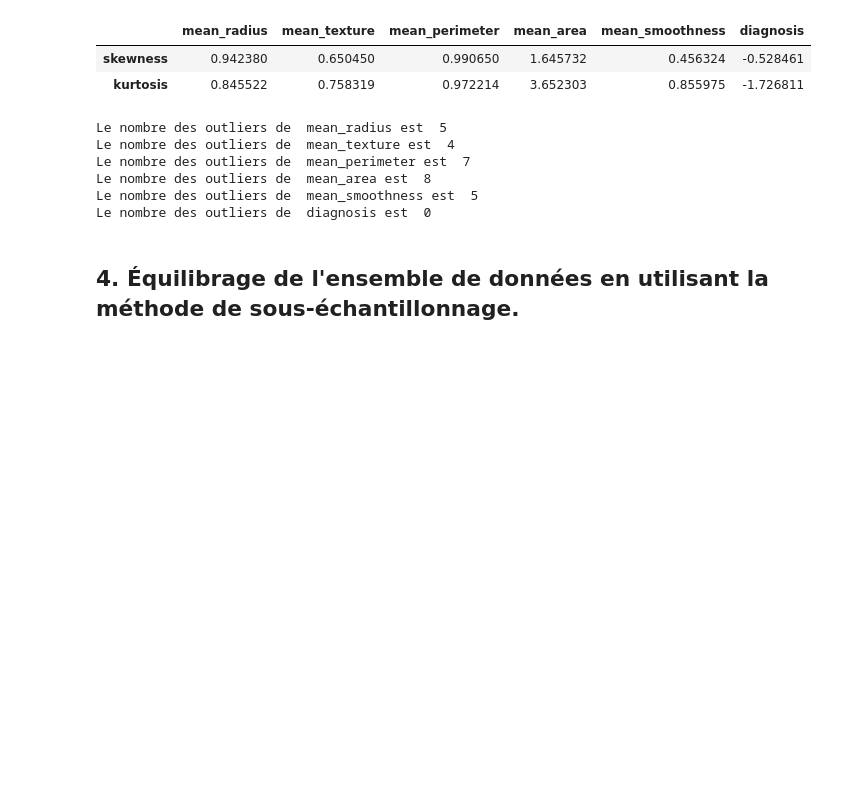
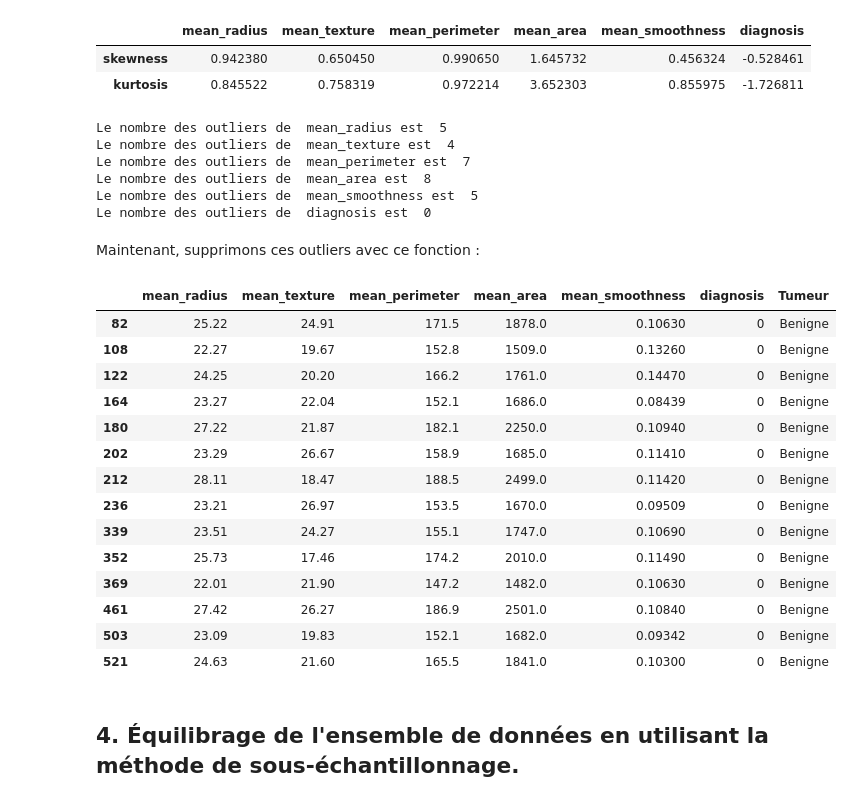
Before and after one commit to FoubaDev/Group1TP_ML, a Jupyter notebook: TP_Group1_Cancer_Classification.ipynb, the cells around one changed output. Cells and saved outputs as stored; diff of their text form; code cells hidden in the pictures; blank space fills up the shorter version.

```diff
--- a/Cancer_Classification.ipynb
+++ b/TP_Group1_Cancer_Classification.ipynb
@@ -339,6 +339,37 @@ Le nombre des outliers de  mean_perimeter est  7
 Le nombre des outliers de  mean_area est  8
 Le nombre des outliers de  mean_smoothness est  5
 Le nombre des outliers de  diagnosis est  0
+# %% [markdown]
+Maintenant, supprimons ces outliers avec ce fonction :
+# %%
+def handle_outliers(df):
+    outlier_masks = {}
+    for col in columns_list:
+        data = df[col]
+        q1 = np.percentile(data, 25)
+        q3 = np.percentile(data, 75)
+        iqr = q3 - q1
+        lower_bound = q1 - 1.5 * iqr
+        upper_bound = q3 + 1.5 * iqr
+        outlier_mask = (data < lower_bound) | (data > upper_bound)
+        return df[outlier_mask]
+handle_outliers(df)
+# %% [output]
+|  | mean_radius | mean_texture | mean_perimeter | mean_area | mean_smoothness | diagnosis | Tumeur |
+| 82 | 25.22 | 24.91 | 171.5 | 1878.0 | 0.10630 | 0 | Benigne |
+| 108 | 22.27 | 19.67 | 152.8 | 1509.0 | 0.13260 | 0 | Benigne |
+| 122 | 24.25 | 20.20 | 166.2 | 1761.0 | 0.14470 | 0 | Benigne |
+| 164 | 23.27 | 22.04 | 152.1 | 1686.0 | 0.08439 | 0 | Benigne |
+| 180 | 27.22 | 21.87 | 182.1 | 2250.0 | 0.10940 | 0 | Benigne |
+| 202 | 23.29 | 26.67 | 158.9 | 1685.0 | 0.11410 | 0 | Benigne |
+| 212 | 28.11 | 18.47 | 188.5 | 2499.0 | 0.11420 | 0 | Benigne |
+| 236 | 23.21 | 26.97 | 153.5 | 1670.0 | 0.09509 | 0 | Benigne |
+| 339 | 23.51 | 24.27 | 155.1 | 1747.0 | 0.10690 | 0 | Benigne |
+| 352 | 25.73 | 17.46 | 174.2 | 2010.0 | 0.11490 | 0 | Benigne |
+| 369 | 22.01 | 21.90 | 147.2 | 1482.0 | 0.10630 | 0 | Benigne |
+| 461 | 27.42 | 26.27 | 186.9 | 2501.0 | 0.10840 | 0 | Benigne |
+| 503 | 23.09 | 19.83 | 152.1 | 1682.0 | 0.09342 | 0 | Benigne |
+| 521 | 24.63 | 21.60 | 165.5 | 1841.0 | 0.10300 | 0 | Benigne |
 # %% [markdown]
 ## 4. Équilibrage de l'ensemble de données en utilisant la méthode de sous-échantillonnage.
 # %%
```
Also changed, not shown: parts of 19 cells of this notebook, 5 other files.
